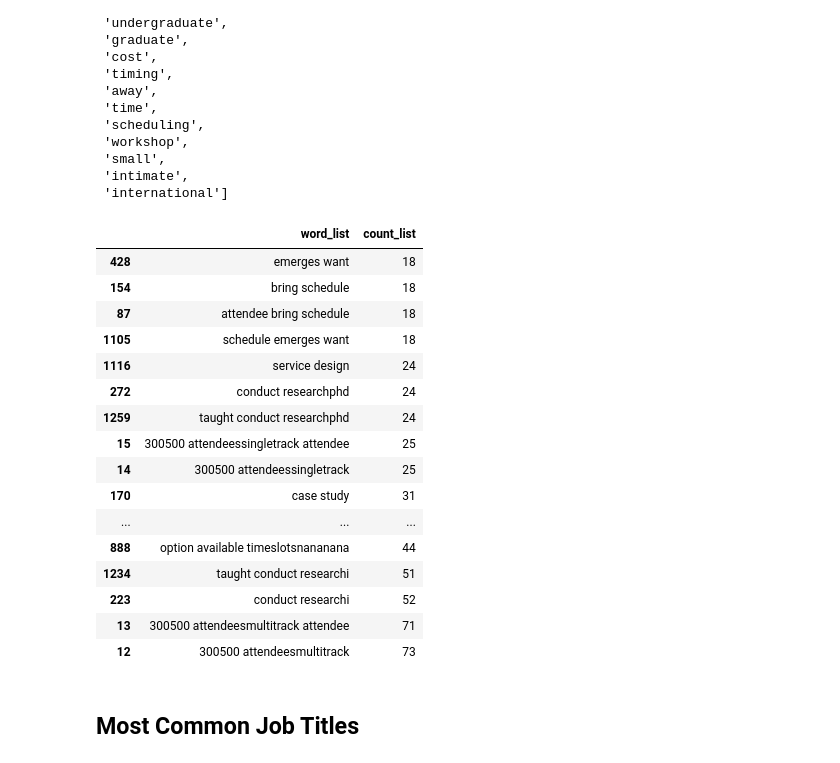
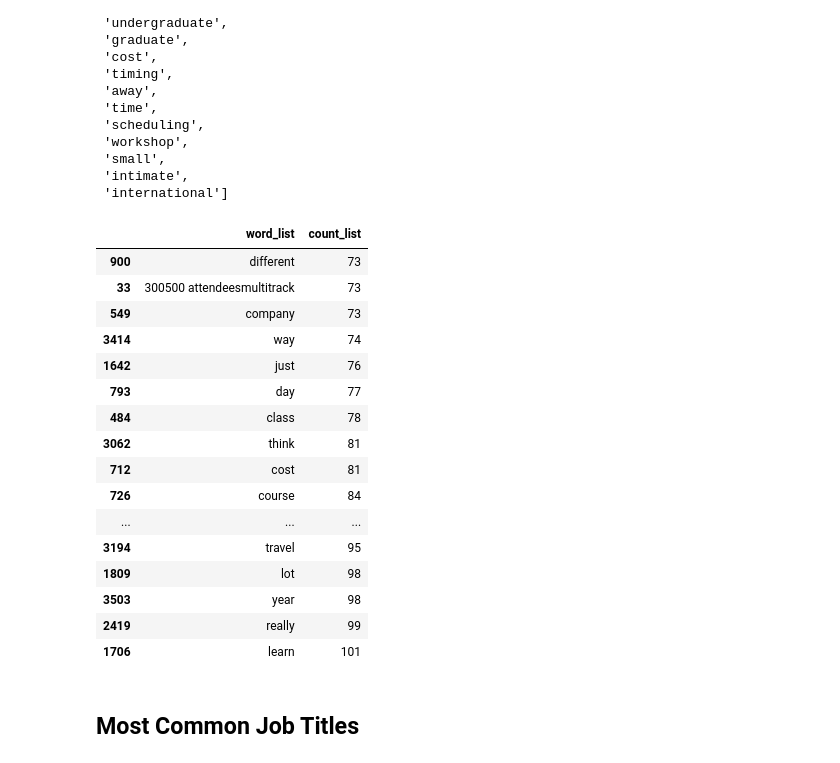
Before and after one commit to PersonaPredicta/Survey_Says..., a Jupyter notebook: fred/MVPlo.ipynb, the cells around one changed output. Saved outputs shown, nothing was run; the diff lists cells and outputs as text; code cells hidden in the pictures.

```diff
--- a/fred/MVPlo.ipynb
+++ b/fred/MVPlo.ipynb
@@ -62,7 +143,8 @@ likely.shape
 (372, 33)
 # %%
 stop_words = ['like', 'plus', 'real', 'love', 'big', 'avoiding', 'mean', 'content', 'people', 'problem',
-              'doing', 'using','research', 'work', 'don', 'make', 'conference', 'yes', 've', 'ha', '300']
+              'doing', 'using','research', 'work', 'don', 'make', 'conference', 'yes', 've', 'ha', '300', 'nan',
+             'researcher', 'researchers']
 
 stopWords = nlp.set_stop_words(stop_words)
 # %% [markdown]
@@ -103,26 +185,26 @@ nlp.show_column_keywords(likely.big_answer, max_df=.8, stop_words=stopWords, ngr
  'intimate',
  'international']
 # %%
-big_answer_df = find_word_counts(likely.big_answer, max_df=.2, stop_words=stopWords, ngram_range=(2,3))
+big_answer_df = find_word_counts(likely.big_answer, max_df=.2, stop_words=stopWords, ngram_range=(1,3))
 big_answer_df.sort_values(by='count_list').tail(20)
 # %% [output]
 |  | word_list | count_list |
-| 428 | emerges want | 18 |
-| 154 | bring schedule | 18 |
-| 87 | attendee bring schedule | 18 |
-| 1105 | schedule emerges want | 18 |
-| 1116 | service design | 24 |
-| 272 | conduct researchphd | 24 |
-| 1259 | taught conduct researchphd | 24 |
-| 15 | 300500 attendeessingletrack attendee | 25 |
-| 14 | 300500 attendeessingletrack | 25 |
-| 170 | case study | 31 |
+| 900 | different | 73 |
+| 33 | 300500 attendeesmultitrack | 73 |
+| 549 | company | 73 |
+| 3414 | way | 74 |
+| 1642 | just | 76 |
+| 793 | day | 77 |
+| 484 | class | 78 |
+| 3062 | think | 81 |
+| 712 | cost | 81 |
+| 726 | course | 84 |
 | ... | ... | ... |
-| 888 | option available timeslotsnananana | 44 |
-| 1234 | taught conduct researchi | 51 |
-| 223 | conduct researchi | 52 |
-| 13 | 300500 attendeesmultitrack attendee | 71 |
-| 12 | 300500 attendeesmultitrack | 73 |
+| 3194 | travel | 95 |
+| 1809 | lot | 98 |
+| 3503 | year | 98 |
+| 2419 | really | 99 |
+| 1706 | learn | 101 |
 # %% [markdown]
 ## Most Common Job Titles
 # %%
```
Also changed, not shown: parts of 20 cells of this notebook, 2 other files.
